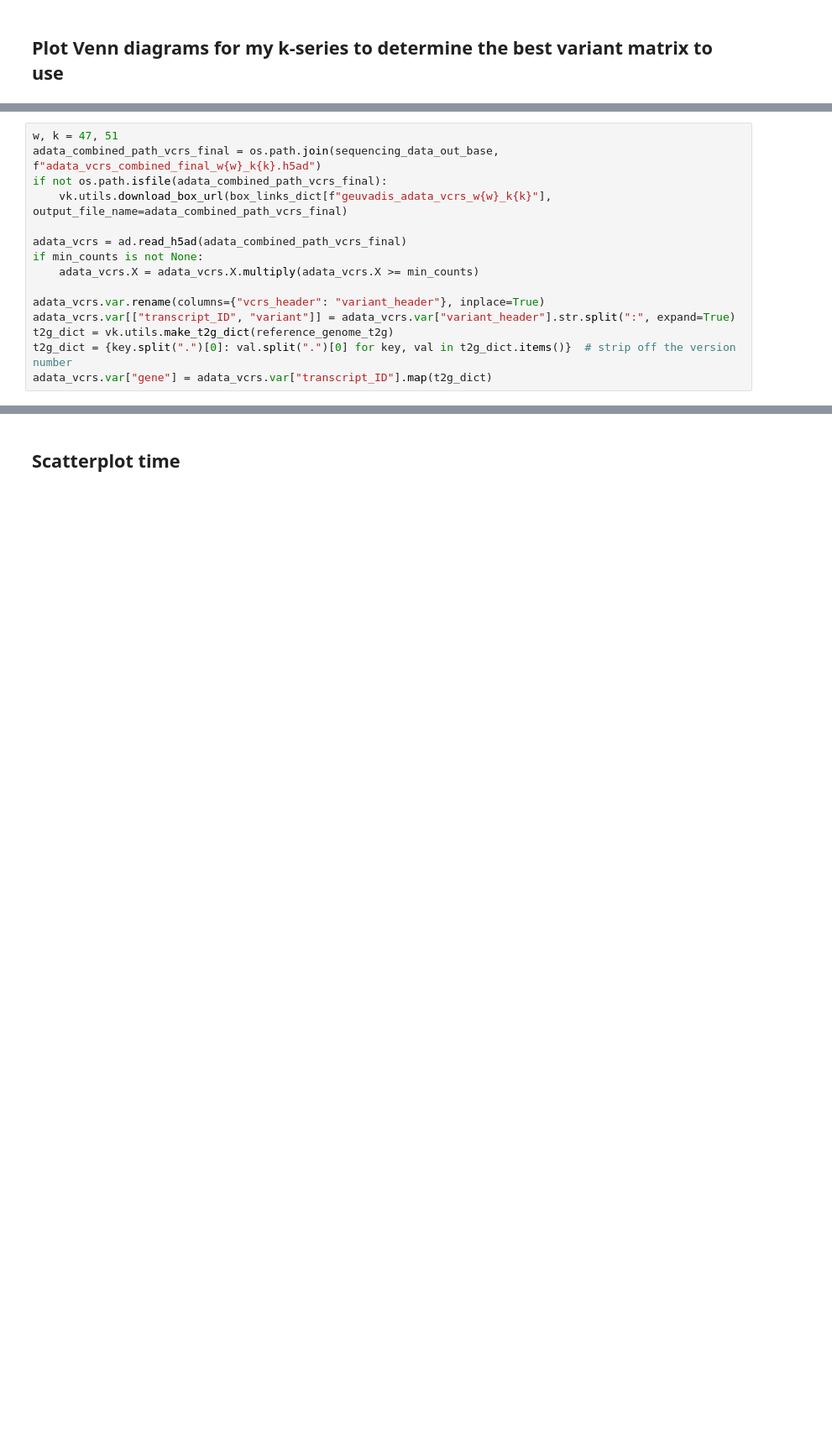
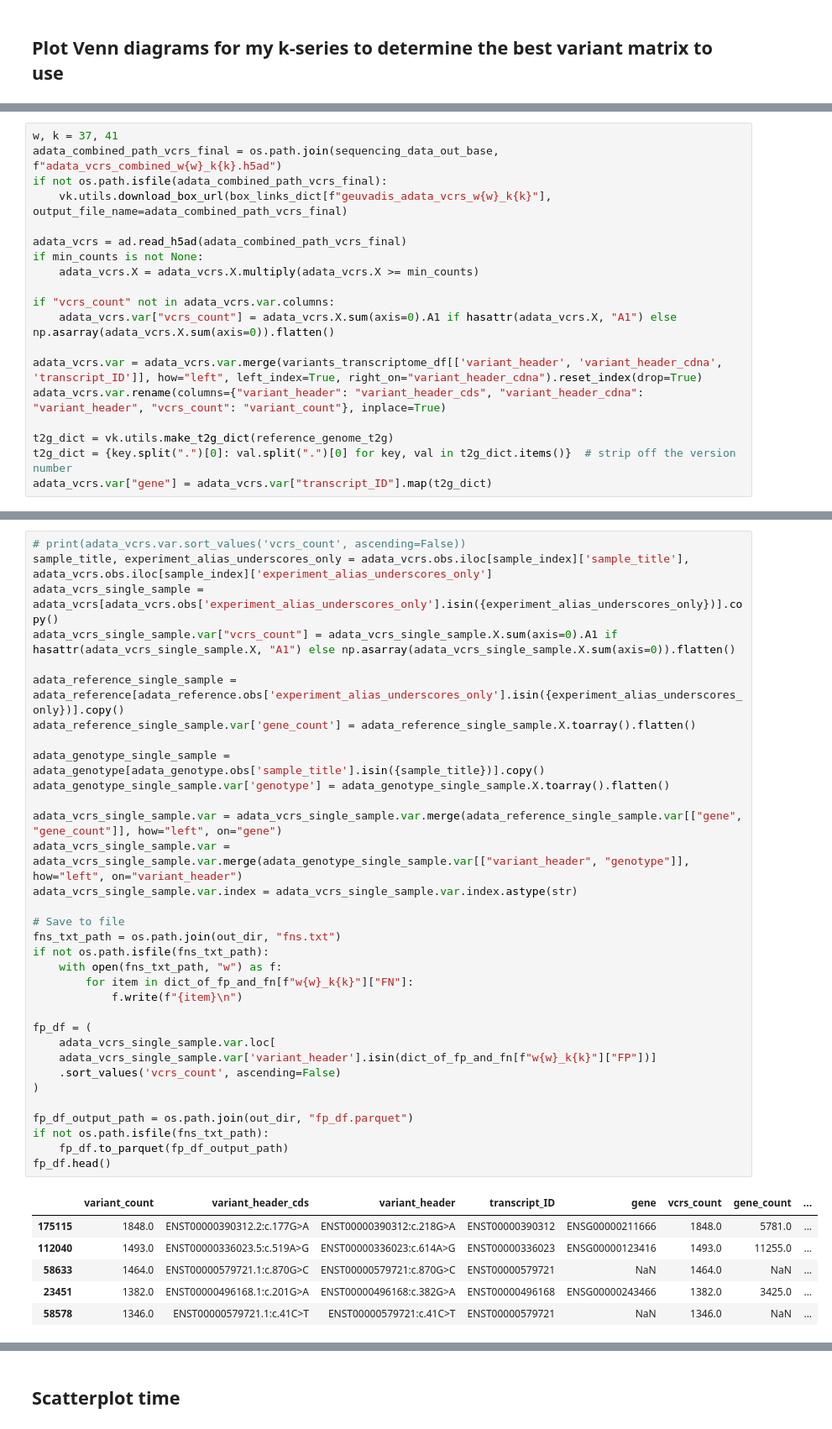
Before and after one commit to pachterlab/RLSRP_2025, a Jupyter notebook: notebooks/Fig3_geuvadis.ipynb, the cells around one changed output, grey strips where cells are left out. Shown at 84% size. Drawn from its saved outputs; the diff is of its cells as text; blank space fills up the shorter version.

Commit message:
investigated initial geuvadis data, including looking at reasons for FPs and FNs

```diff
--- a/notebooks/Fig3_geuvadis.ipynb
+++ b/notebooks/Fig3_geuvadis.ipynb
@@ -355,6 +271,6 @@ Specificity: 0.972
 # %%
-w, k = 47, 51
-adata_combined_path_vcrs_final = os.path.join(sequencing_data_out_base, f"adata_vcrs_combined_final_w{w}_k{k}.h5ad")
+w, k = 37, 41
+adata_combined_path_vcrs_final = os.path.join(sequencing_data_out_base, f"adata_vcrs_combined_w{w}_k{k}.h5ad")
 if not os.path.isfile(adata_combined_path_vcrs_final):
     vk.utils.download_box_url(box_links_dict[f"geuvadis_adata_vcrs_w{w}_k{k}"], output_file_name=adata_combined_path_vcrs_final)
 
@@ -362,8 +278,12 @@ adata_vcrs = ad.read_h5ad(adata_combined_path_vcrs_final)
 if min_counts is not None:
     adata_vcrs.X = adata_vcrs.X.multiply(adata_vcrs.X >= min_counts)
 
-adata_vcrs.var.rename(columns={"vcrs_header": "variant_header"}, inplace=True)
-adata_vcrs.var[["transcript_ID", "variant"]] = adata_vcrs.var["variant_header"].str.split(":", expand=True)
+if "vcrs_count" not in adata_vcrs.var.columns:
+    adata_vcrs.var["vcrs_count"] = adata_vcrs.X.sum(axis=0).A1 if hasattr(adata_vcrs.X, "A1") else np.asarray(adata_vcrs.X.sum(axis=0)).flatten()
+
+adata_vcrs.var = adata_vcrs.var.merge(variants_transcriptome_df[['variant_header', 'variant_header_cdna', 'transcript_ID']], how="left", left_index=True, right_on="variant_header_cdna").reset_index(drop=True)
+adata_vcrs.var.rename(columns={"variant_header": "variant_header_cds", "variant_header_cdna": "variant_header", "vcrs_count": "variant_count"}, inplace=True)
+
 t2g_dict = vk.utils.make_t2g_dict(reference_genome_t2g)
 t2g_dict = {key.split(".")[0]: val.split(".")[0] for key, val in t2g_dict.items()}  # strip off the version number
 adata_vcrs.var["gene"] = adata_vcrs.var["transcript_ID"].map(t2g_dict)
@@ -402,0 +296,40 @@ adata_vcrs.var = adata_vcrs.var.merge(
+# %%
+# print(adata_vcrs.var.sort_values('vcrs_count', ascending=False))
+sample_title, experiment_alias_underscores_only = adata_vcrs.obs.iloc[sample_index]['sample_title'], adata_vcrs.obs.iloc[sample_index]['experiment_alias_underscores_only']
+adata_vcrs_single_sample = adata_vcrs[adata_vcrs.obs['experiment_alias_underscores_only'].isin({experiment_alias_underscores_only})].copy()
+adata_vcrs_single_sample.var["vcrs_count"] = adata_vcrs_single_sample.X.sum(axis=0).A1 if hasattr(adata_vcrs_single_sample.X, "A1") else np.asarray(adata_vcrs_single_sample.X.sum(axis=0)).flatten()
+
+adata_reference_single_sample = adata_reference[adata_reference.obs['experiment_alias_underscores_only'].isin({experiment_alias_underscores_only})].copy()
+adata_reference_single_sample.var['gene_count'] = adata_reference_single_sample.X.toarray().flatten()
+
+adata_genotype_single_sample = adata_genotype[adata_genotype.obs['sample_title'].isin({sample_title})].copy()
+adata_genotype_single_sample.var['genotype'] = adata_genotype_single_sample.X.toarray().flatten()
+
+adata_vcrs_single_sample.var = adata_vcrs_single_sample.var.merge(adata_reference_single_sample.var[["gene", "gene_count"]], how="left", on="gene")
+adata_vcrs_single_sample.var = adata_vcrs_single_sample.var.merge(adata_genotype_single_sample.var[["variant_header", "genotype"]], how="left", on="variant_header")
+adata_vcrs_single_sample.var.index = adata_vcrs_single_sample.var.index.astype(str)
+
+# Save to file
+fns_txt_path = os.path.join(out_dir, "fns.txt")
+if not os.path.isfile(fns_txt_path):
+    with open(fns_txt_path, "w") as f:
+        for item in dict_of_fp_and_fn[f"w{w}_k{k}"]["FN"]:
+            f.write(f"{item}\n")
+
+fp_df = (
+    adata_vcrs_single_sample.var.loc[
+    adata_vcrs_single_sample.var['variant_header'].isin(dict_of_fp_and_fn[f"w{w}_k{k}"]["FP"])]
+    .sort_values('vcrs_count', ascending=False)
+)
+
+fp_df_output_path = os.path.join(out_dir, "fp_df.parquet")
+if not os.path.isfile(fns_txt_path):
+    fp_df.to_parquet(fp_df_output_path)
+fp_df.head()
+# %% [output]
+|  | variant_count | variant_header_cds | variant_header | transcript_ID | gene | vcrs_count | gene_count | ... |
+| 175115 | 1848.0 | ENST00000390312.2:c.177G>A | ENST00000390312:c.218G>A | ENST00000390312 | ENSG00000211666 | 1848.0 | 5781.0 | ... |
+| 112040 | 1493.0 | ENST00000336023.5:c.519A>G | ENST00000336023:c.614A>G | ENST00000336023 | ENSG00000123416 | 1493.0 | 11255.0 | ... |
+| 58633 | 1464.0 | ENST00000579721.1:c.870G>C | ENST00000579721:c.870G>C | ENST00000579721 | NaN | 1464.0 | NaN | ... |
+| 23451 | 1382.0 | ENST00000496168.1:c.201G>A | ENST00000496168:c.382G>A | ENST00000496168 | ENSG00000243466 | 1382.0 | 3425.0 | ... |
+| 58578 | 1346.0 | ENST00000579721.1:c.41C>T | ENST00000579721:c.41C>T | ENST00000579721 | NaN | 1346.0 | NaN | ... |
```
Also changed, not shown: parts of 20 cells of this notebook, 9 other files.
